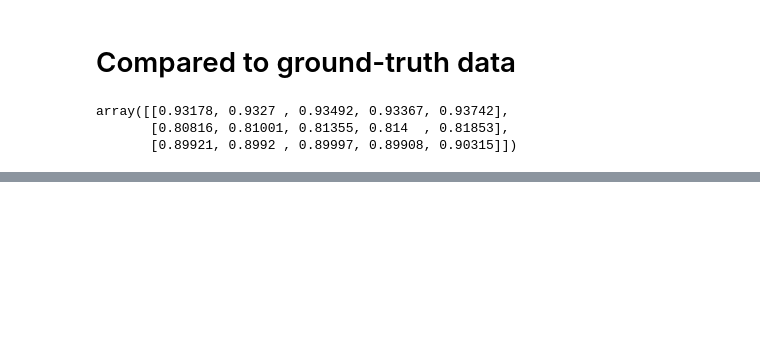
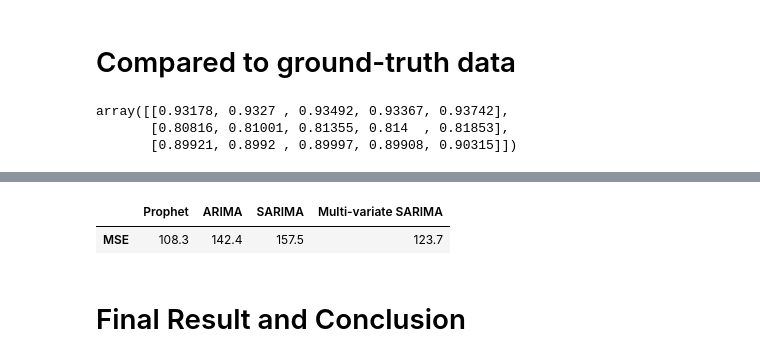
Before and after one commit to zhengyuntao123/MLSP_Currency-Exchange-Prediction, a Jupyter notebook: Currency Exchange Prediction.ipynb, the cells around one changed output, grey strips where cells are left out. Drawn from its saved outputs; the diff is of its cells as text; code cells hidden in the pictures; blank space fills up the shorter version.

```diff
--- a/Currency Exchange Prediction.ipynb
+++ b/Currency Exchange Prediction.ipynb
@@ -1505,0 +1553,19 @@ exchange_path_true
+# %%
+data = {
+    'Prophet': [108.3],
+    'ARIMA': [142.4],
+    'SARIMA': [157.5],
+    'Multi-variate SARIMA': [123.7],
+}
+df = pd.DataFrame(data)
+new_index_mapping = {
+    0: 'MSE',
+}
+
+df = df.rename(index=new_index_mapping)
+df
+# %% [output]
+|  | Prophet | ARIMA | SARIMA | Multi-variate SARIMA |
+| MSE | 108.3 | 142.4 | 157.5 | 123.7 |
+# %% [markdown]
+# Final Result and Conclusion
```
Also changed, not shown: parts of 58 cells of this notebook.
